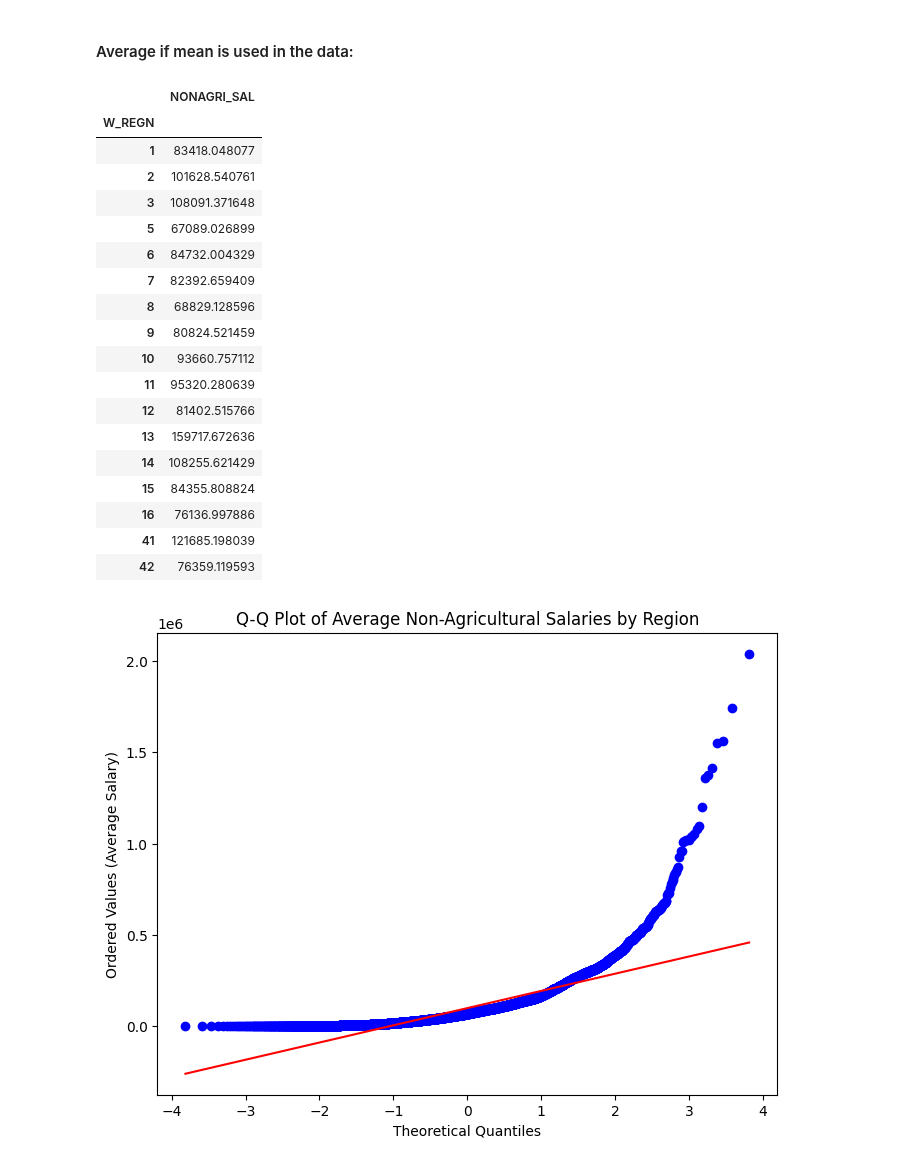
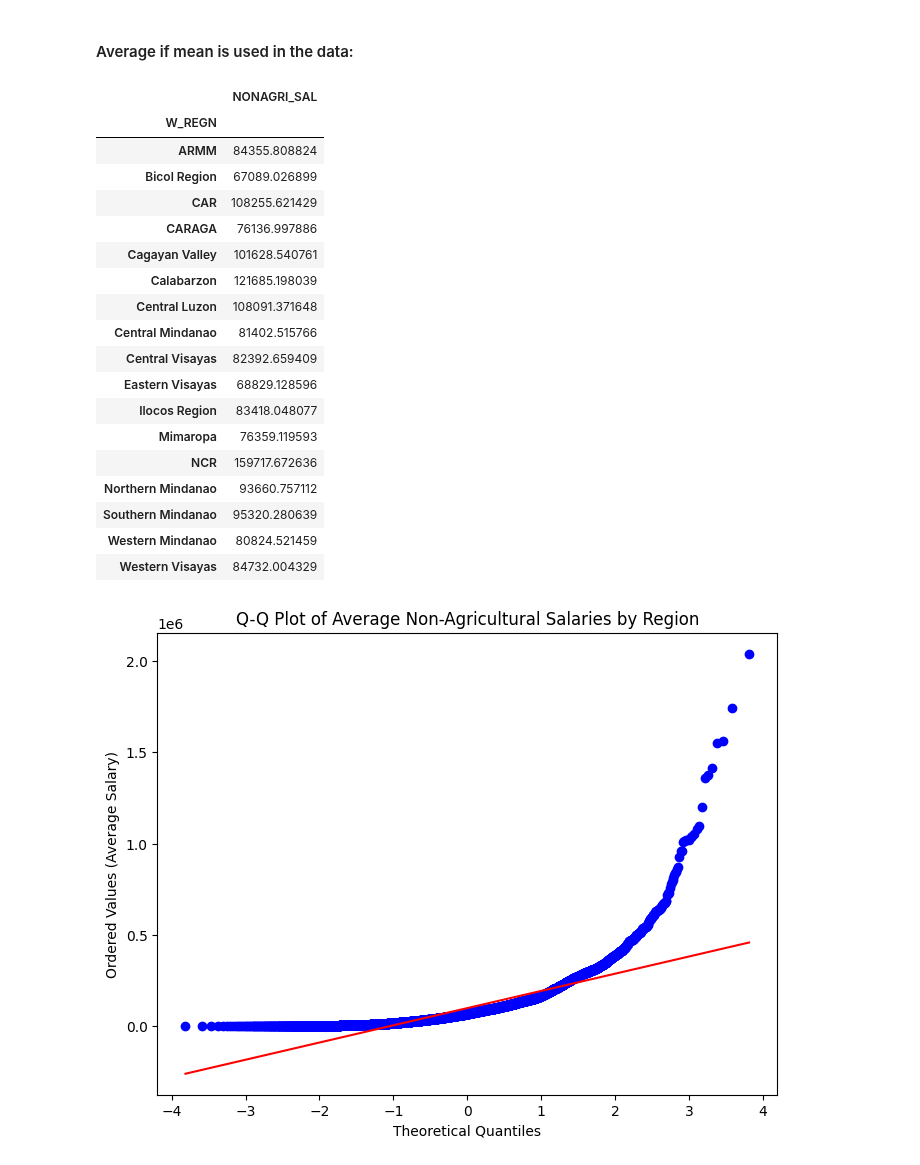
Before and after one commit to chiwasushuba/CSMODEL-Project, a Jupyter notebook: [Phase 2].ipynb, the cells around one changed output. Cells and saved outputs as stored; diff of their text form; code cells hidden in the pictures.

```diff
--- a/[Phase 2].ipynb
+++ b/[Phase 2].ipynb
@@ -723,3 +723,5 @@ region_mapping = {
     15 : "ARMM",
     16 : "CARAGA"
 }
+
+selected_df['W_REGN'] = selected_df['W_REGN'].map(region_mapping)
@@ -891,30 +894,30 @@ plt.show()
 # %% [markdown]
 #### Average if mean is used in the data:
 # %%
-grouped_regions_example = clean_df.groupby(["W_REGN"])
-mean_avg_salaries = clean_df["NONAGRI_SAL"]
+grouped_regions_example = selected_df.groupby(["W_REGN"])
+mean_avg_salaries = selected_df["NONAGRI_SAL"]
 grouped_regions_example = grouped_regions_example.agg({"NONAGRI_SAL" : "mean"})
 grouped_regions_example
 # %% [output]
 |  | NONAGRI_SAL |
 | W_REGN |  |
-| 1 | 83418.048077 |
-| 2 | 101628.540761 |
-| 3 | 108091.371648 |
-| 5 | 67089.026899 |
-| 6 | 84732.004329 |
-| 7 | 82392.659409 |
-| 8 | 68829.128596 |
-| 9 | 80824.521459 |
-| 10 | 93660.757112 |
-| 11 | 95320.280639 |
-| 12 | 81402.515766 |
-| 13 | 159717.672636 |
-| 14 | 108255.621429 |
-| 15 | 84355.808824 |
-| 16 | 76136.997886 |
-| 41 | 121685.198039 |
-| 42 | 76359.119593 |
+| ARMM | 84355.808824 |
+| Bicol Region | 67089.026899 |
+| CAR | 108255.621429 |
+| CARAGA | 76136.997886 |
+| Cagayan Valley | 101628.540761 |
+| Calabarzon | 121685.198039 |
+| Central Luzon | 108091.371648 |
+| Central Mindanao | 81402.515766 |
+| Central Visayas | 82392.659409 |
+| Eastern Visayas | 68829.128596 |
+| Ilocos Region | 83418.048077 |
+| Mimaropa | 76359.119593 |
+| NCR | 159717.672636 |
+| Northern Mindanao | 93660.757112 |
+| Southern Mindanao | 95320.280639 |
+| Western Mindanao | 80824.521459 |
+| Western Visayas | 84732.004329 |
 # %%
 plt.figure(figsize=(8, 6))
 stats.probplot(mean_avg_salaries, dist="norm", plot=plt)
```
Also changed, not shown: parts of 26 cells of this notebook.
